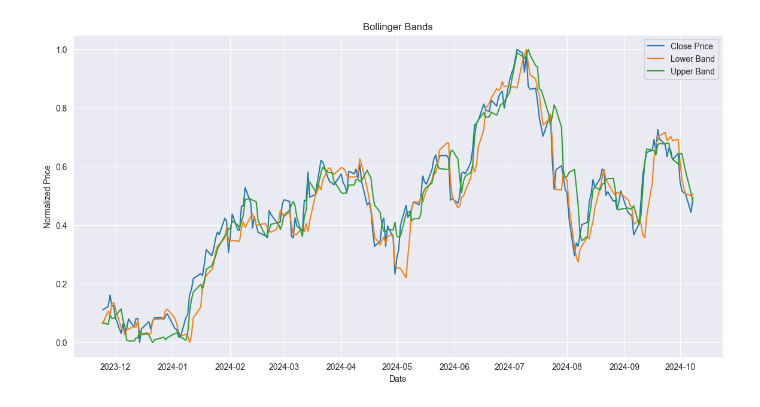
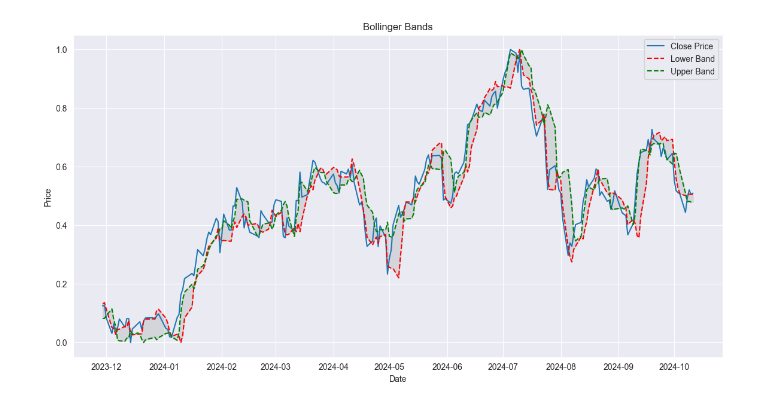
Before and after one commit to jurichar/high_freq_scalping_tool, a Jupyter notebook: notebooks/view_processed_data.ipynb, the cells around one changed output. Saved outputs shown, nothing was run; the diff lists cells and outputs as text; code cells hidden in the pictures.

```diff
--- a/notebooks/view_processed_data.ipynb
+++ b/notebooks/view_processed_data.ipynb
@@ -153,20 +133,22 @@ plt.show()
 # %%
 # Bollinger Bands
 plt.figure(figsize=(14, 7))
 
-
-# BollingerB_Lower     0
-# BollingerB_Middle    0
-# BollingerB_Upper     0
+plt.fill_between(
+    data.index,
+    data["BollingerB_Lower"],
+    data["BollingerB_Upper"],
+    color="gray",
+    alpha=0.2,
+)
 plt.plot(data["Close"], label="Close Price")
-plt.plot(data["BollingerB_Lower"], label="Lower Band")
-# plt.plot(data["BollingerB_Middle"], label="Middle Band")
-plt.plot(data["BollingerB_Upper"], label="Upper Band")
+plt.plot(data["BollingerB_Lower"], linestyle="--", color="red", label="Lower Band")
+plt.plot(data["BollingerB_Upper"], linestyle="--", color="green", label="Upper Band")
 
 plt.title("Bollinger Bands")
 plt.xlabel("Date")
-plt.ylabel("Normalized Price")
+plt.ylabel("Price")
 plt.legend()
 plt.show()
 # %% [output]
-[figure, old version]
+[figure, new version]
```
Also changed, not shown: parts of 22 cells of this notebook, 6 other files.
